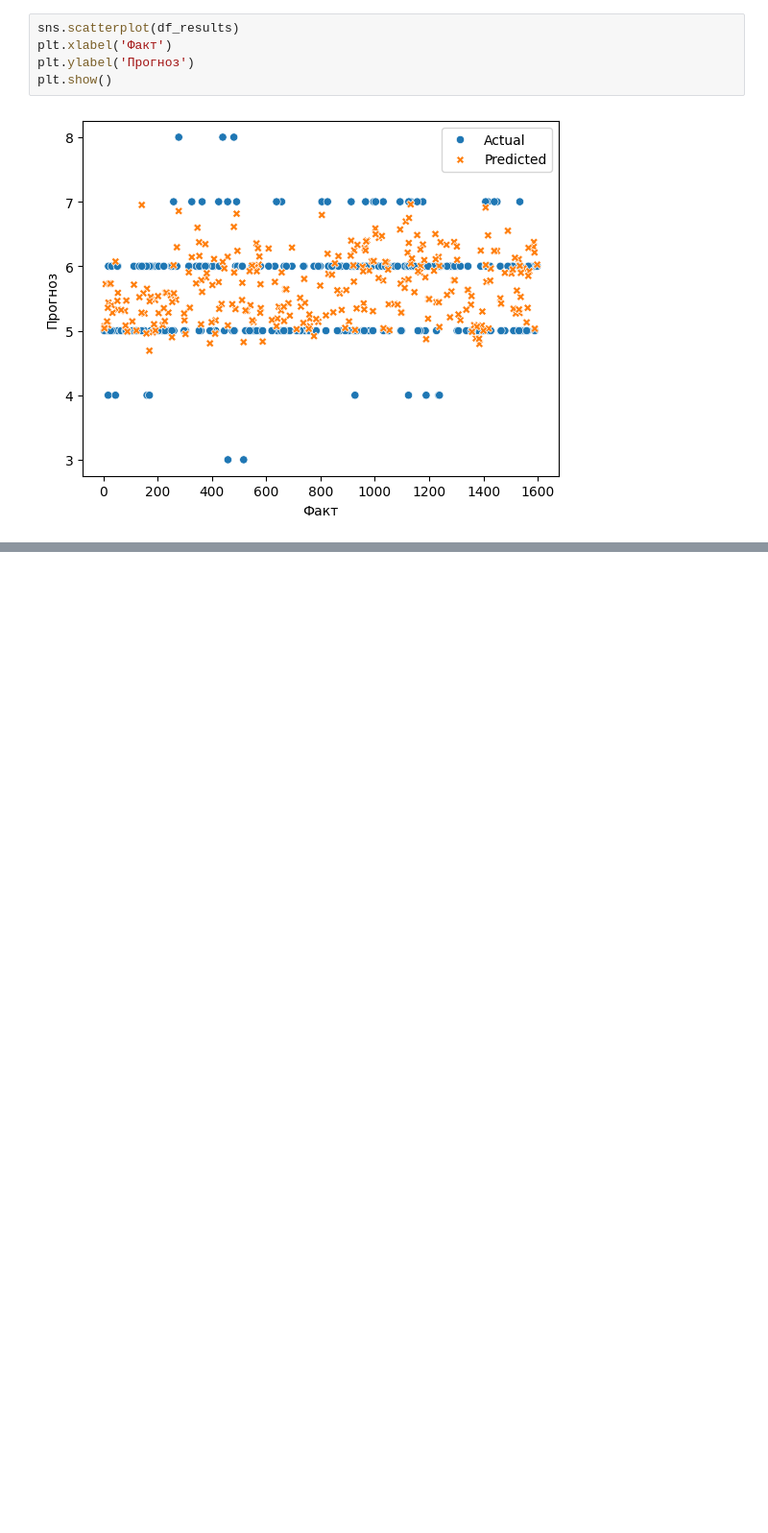
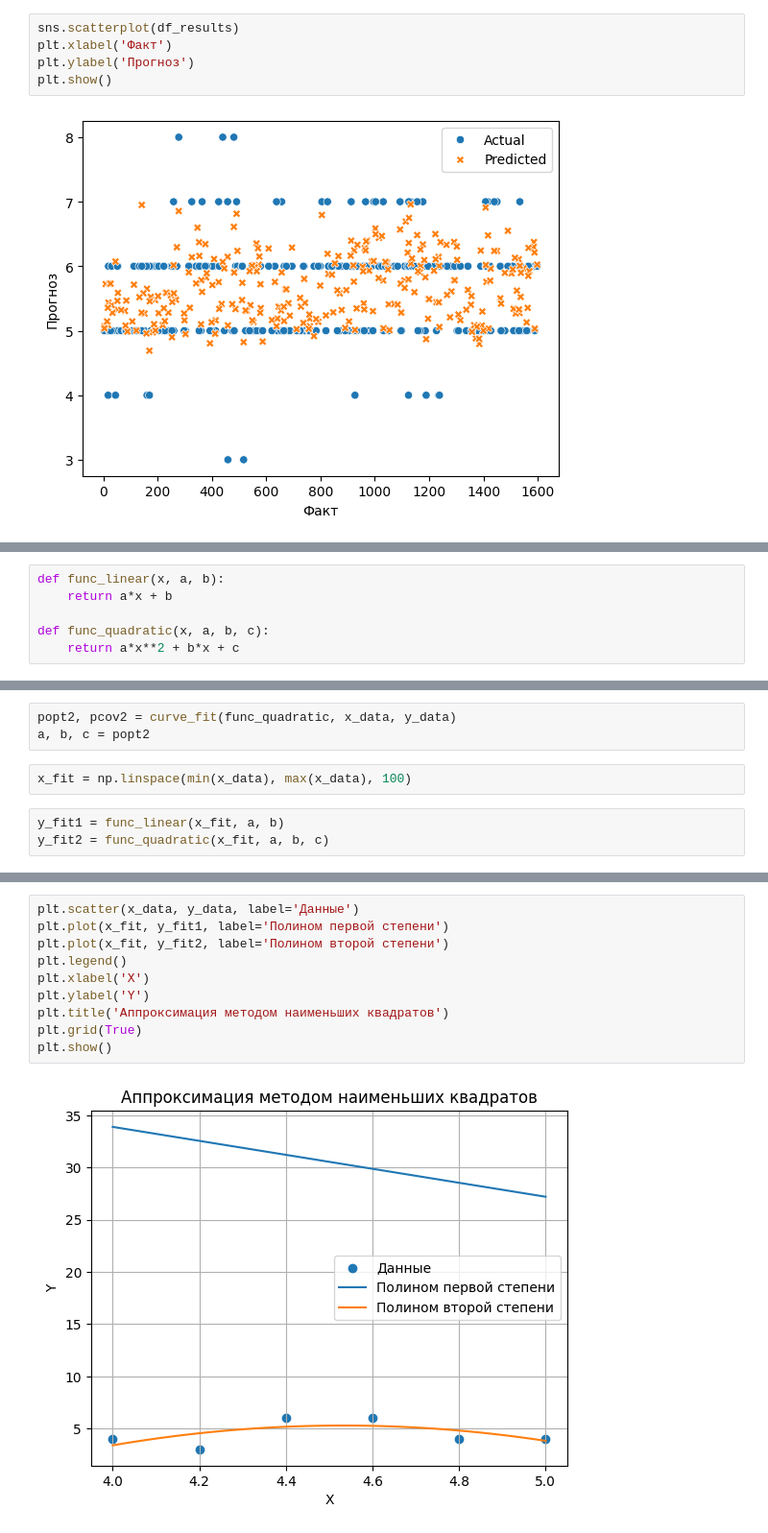
Before and after one commit to pyramidheadshark/AI-MIREA-Sem1p, a Jupyter notebook: Practice_4/main.ipynb, the cells around one changed output, grey strips where cells are left out. Shown: that part at 96% size. Saved outputs shown, nothing was run; the diff lists cells and outputs as text; blank space fills up the shorter version.

```diff
--- a/Practice_4/main.ipynb
+++ b/Practice_4/main.ipynb
@@ -280,0 +288,6 @@ plt.show()
+# %%
+def func_linear(x, a, b):
+    return a*x + b
+
+def func_quadratic(x, a, b, c):
+    return a*x**2 + b*x + c
@@ -280,0 +297,8 @@ plt.show()
+# %%
+popt2, pcov2 = curve_fit(func_quadratic, x_data, y_data)
+a, b, c = popt2
+# %%
+x_fit = np.linspace(min(x_data), max(x_data), 100)
+# %%
+y_fit1 = func_linear(x_fit, a, b)
+y_fit2 = func_quadratic(x_fit, a, b, c)
@@ -280,0 +315,12 @@ plt.show()
+# %%
+plt.scatter(x_data, y_data, label='Данные')
+plt.plot(x_fit, y_fit1, label='Полином первой степени')
+plt.plot(x_fit, y_fit2, label='Полином второй степени')
+plt.legend()
+plt.xlabel('X')
+plt.ylabel('Y')
+plt.title('Аппроксимация методом наименьших квадратов')
+plt.grid(True)
+plt.show()
+# %% [output]
+[figure, added]
```
Also changed, not shown: parts of 6 cells of this notebook.
